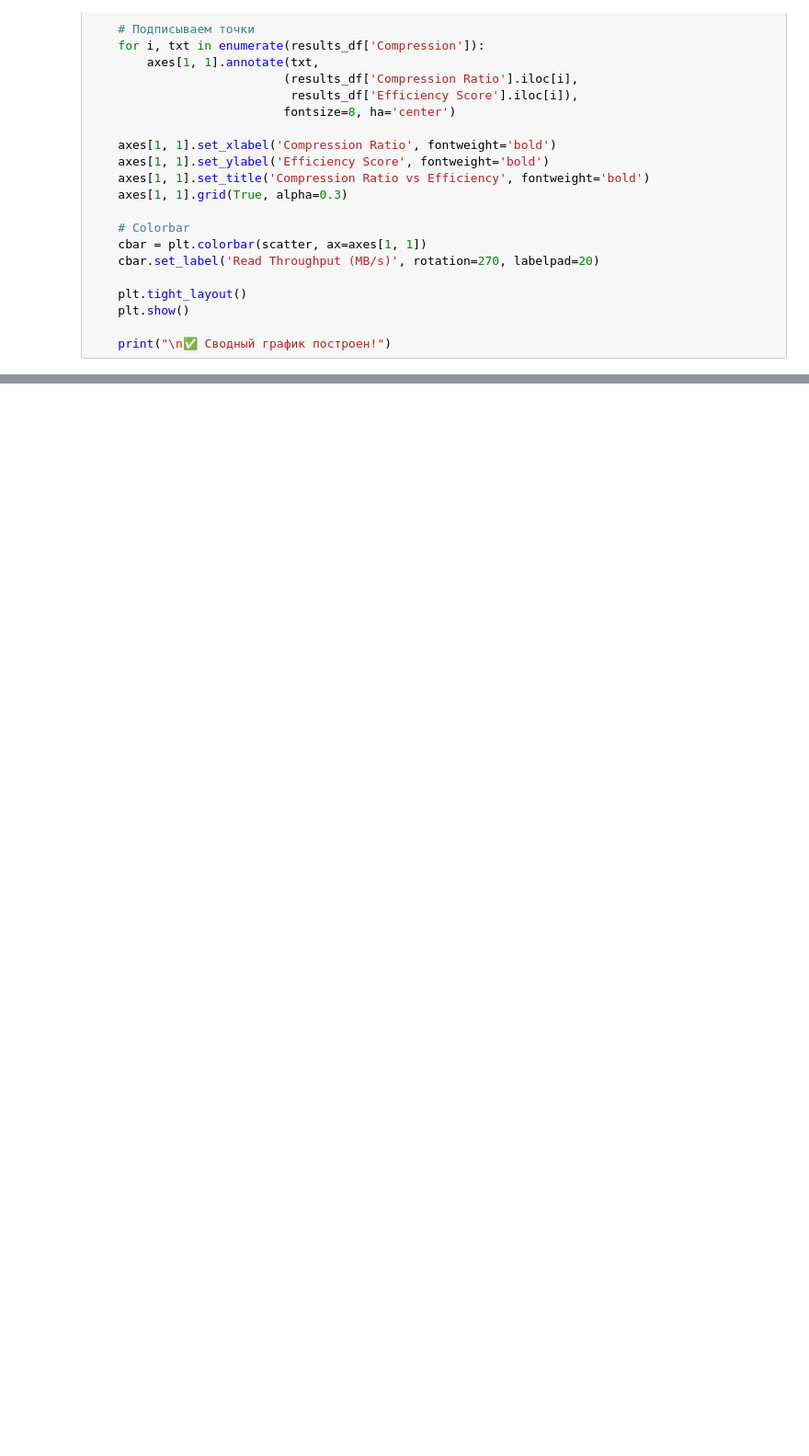
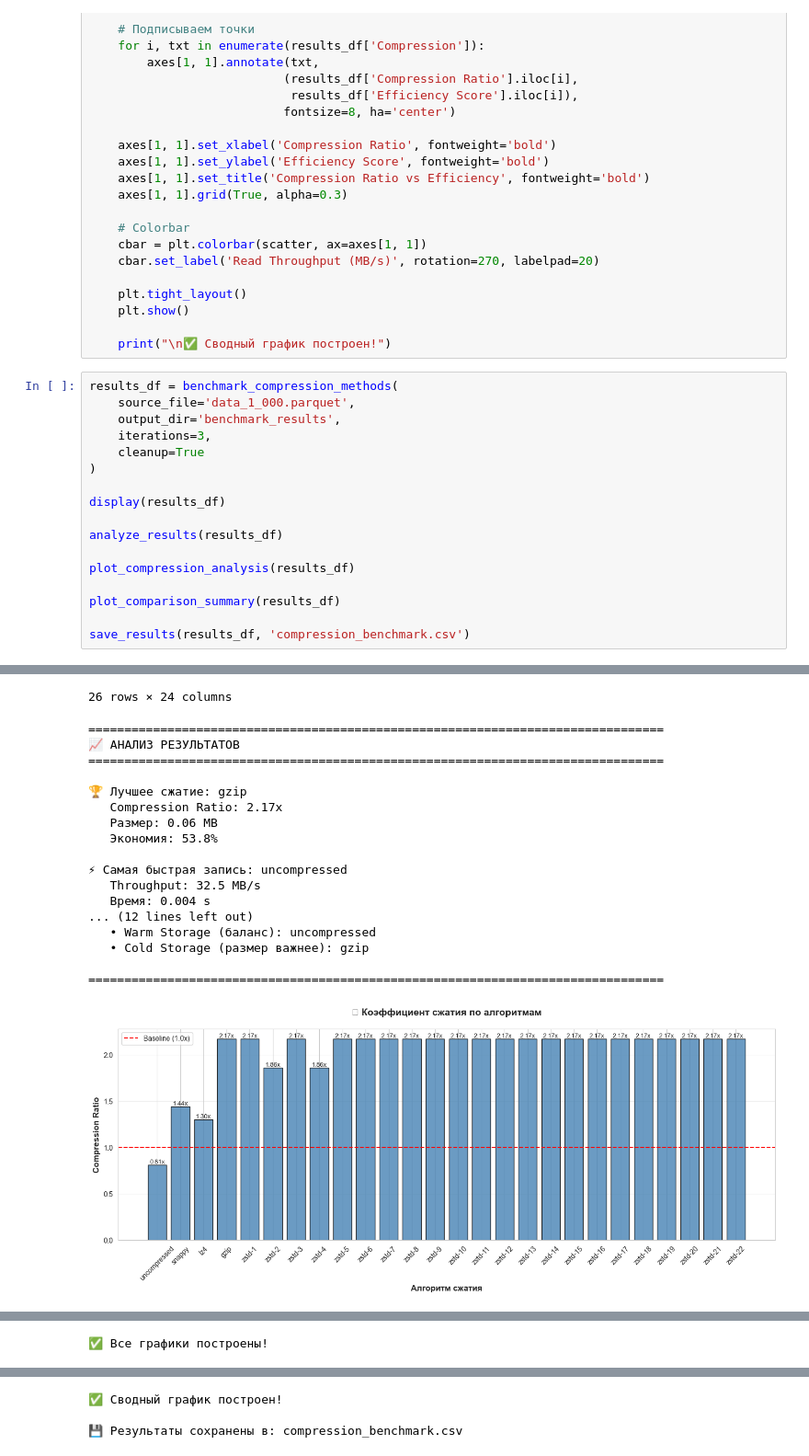
Before and after one commit to k0rsakov/pet_project_compression_data, a Jupyter notebook: benchmark.ipynb, the cells around one changed output, grey strips where cells are left out. Shown at 92% size. Cells and saved outputs as stored; diff of their text form; blank space fills up the shorter version.

```diff
--- a/benchmark.ipynb
+++ b/benchmark.ipynb
@@ -545,3 +547,21 @@ def plot_comparison_summary(results_df):
     plt.show()
 
     print("\n✅ Сводный график построен!")
+# %%
+results_df = benchmark_compression_methods(
+    source_file='data_1_000.parquet',
+    output_dir='benchmark_results',
+    iterations=3,
+    cleanup=True
+)
+
+display(results_df)
+
+analyze_results(results_df)
+
+plot_compression_analysis(results_df)
+
+plot_comparison_summary(results_df)
+
+save_results(results_df, 'compression_benchmark.csv')
+# %% [output]
@@ -547,0 +602,19 @@ def plot_comparison_summary(results_df):
+26 rows × 24 columns
+================================================================================
+📈 АНАЛИЗ РЕЗУЛЬТАТОВ
+================================================================================
+
+🏆 Лучшее сжатие: gzip
+   Compression Ratio: 2.17x
+   Размер: 0.06 MB
+   Экономия: 53.8%
+
+⚡ Самая быстрая запись: uncompressed
+   Throughput: 32.5 MB/s
+   Время: 0.004 s
+... (12 lines left out)
+   • Warm Storage (баланс): uncompressed
+   • Cold Storage (размер важнее): gzip
+
+================================================================================
+[figure, added]
@@ -547,0 +625 @@ def plot_comparison_summary(results_df):
+✅ Все графики построены!
@@ -547,0 +627,3 @@ def plot_comparison_summary(results_df):
+✅ Сводный график построен!
+
+💾 Результаты сохранены в: compression_benchmark.csv
```
Also changed, not shown: parts of 7 cells of this notebook, 2 other files.
